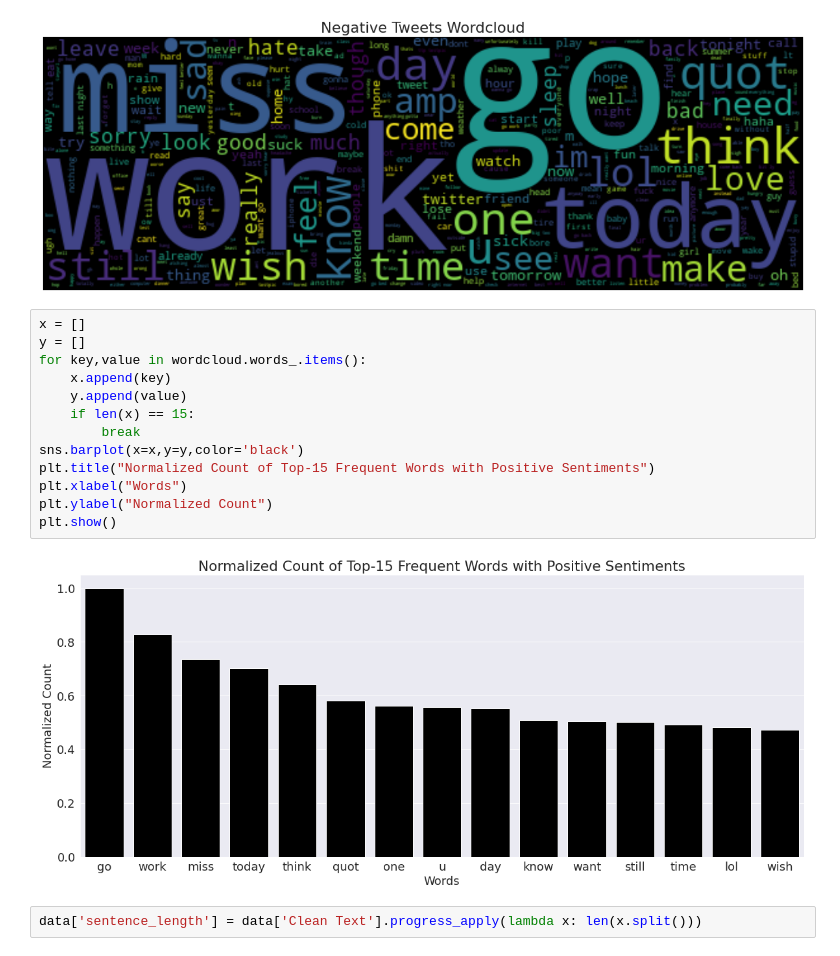
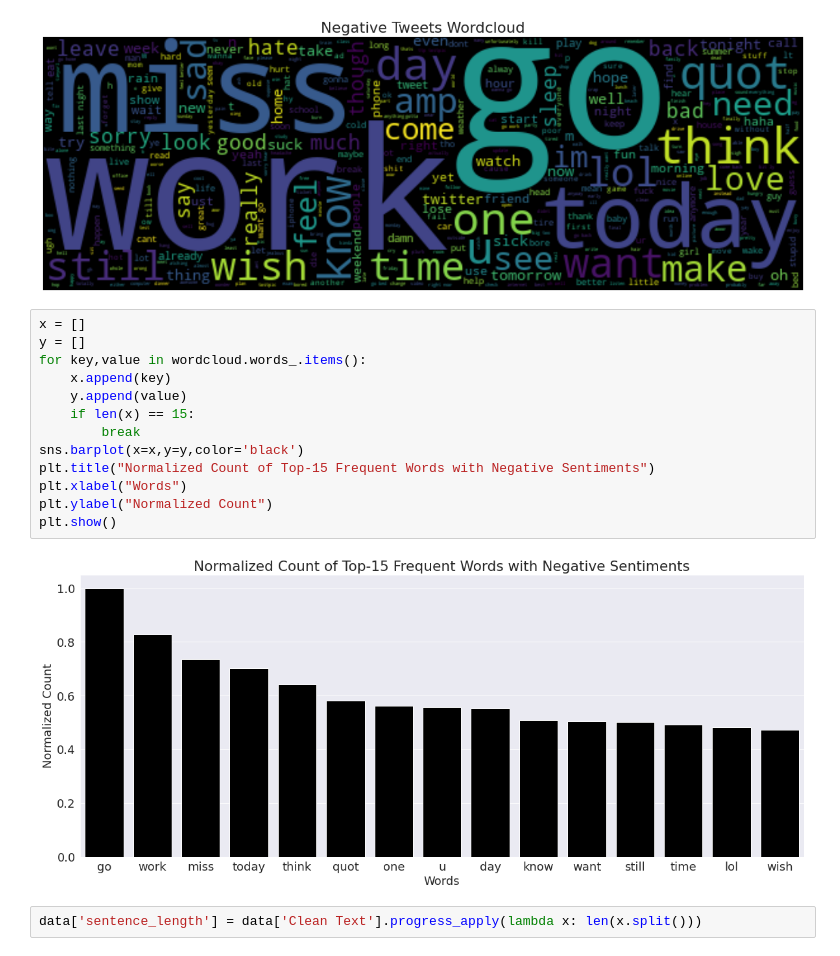
Before and after one commit to quadeer15sh/Text-Classification-Using-Traditional-ML, a Jupyter notebook: text-classification-using-traditional-ml.ipynb, the cells around one changed output. Drawn from its saved outputs; the diff is of its cells as text.

```diff
--- a/text-classification-using-traditional-ml.ipynb
+++ b/text-classification-using-traditional-ml.ipynb
@@ -189,18 +189,18 @@ plt.show()
 # %%
 x = []
 y = []
 for key,value in wordcloud.words_.items():
     x.append(key)
     y.append(value)
     if len(x) == 15:
         break
 sns.barplot(x=x,y=y,color='black')
-plt.title("Normalized Count of Top-15 Frequent Words with Positive Sentiments")
+plt.title("Normalized Count of Top-15 Frequent Words with Negative Sentiments")
 plt.xlabel("Words")
 plt.ylabel("Normalized Count")
 plt.show()
 # %% [output]
-[figure, old version]
+[figure, new version]
 # %%
 data['sentence_length'] = data['Clean Text'].progress_apply(lambda x: len(x.split()))
 # %%
```
